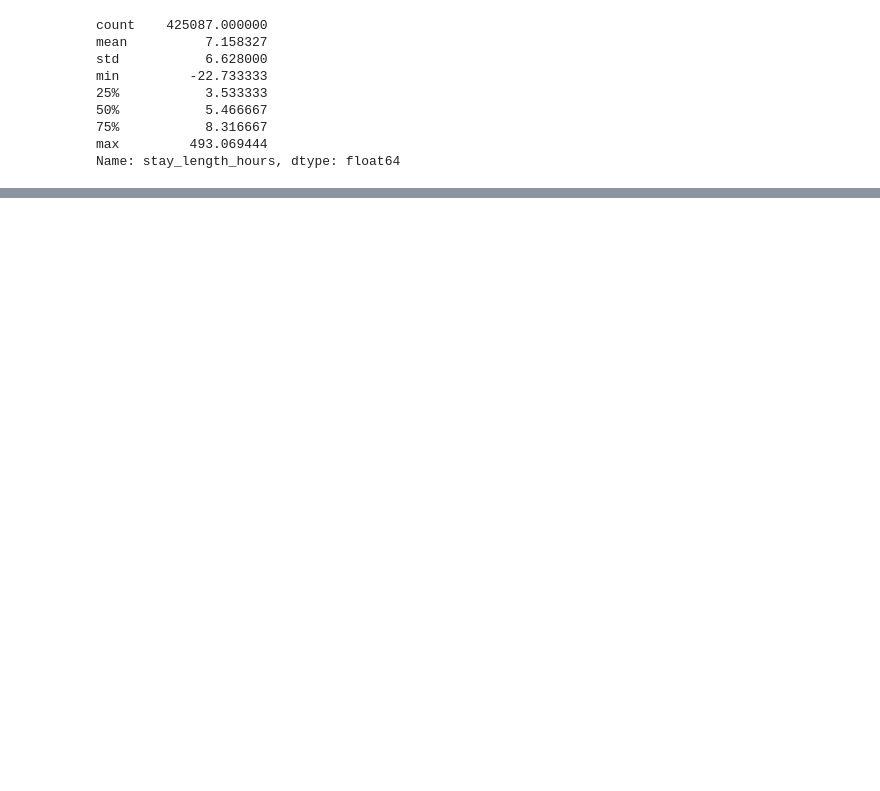
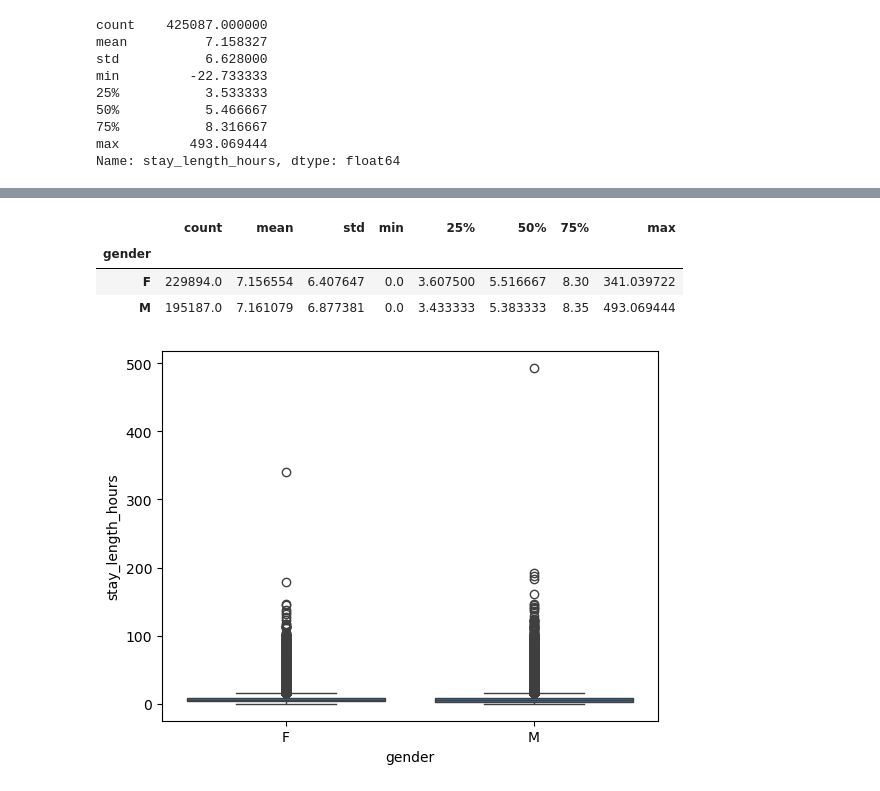
Before and after one commit to ewiesner/Emergency-Department-Wait-Times-, a Jupyter notebook: EDA.ipynb, the cells around one changed output, grey strips where cells are left out. Saved outputs shown, nothing was run; the diff lists cells and outputs as text; code cells hidden in the pictures; blank space fills up the shorter version.

```diff
--- a/EDA.ipynb
+++ b/EDA.ipynb
@@ -124,0 +326,9 @@ df['time_of_day_intime'] = pd.to_datetime(df['intime']).dt.time
+# %%
+sns.boxplot(x='gender',y='stay_length_hours', data=df)
+df.groupby('gender')['stay_length_hours'].describe()
+# %% [output]
+|  | count | mean | std | min | 25% | 50% | 75% | max |
+| gender |  |  |  |  |  |  |  |  |
+| F | 229894.0 | 7.156554 | 6.407647 | 0.0 | 3.607500 | 5.516667 | 8.30 | 341.039722 |
+| M | 195187.0 | 7.161079 | 6.877381 | 0.0 | 3.433333 | 5.383333 | 8.35 | 493.069444 |
+[figure, added]
```
Also changed, not shown: parts of 29 cells of this notebook.
